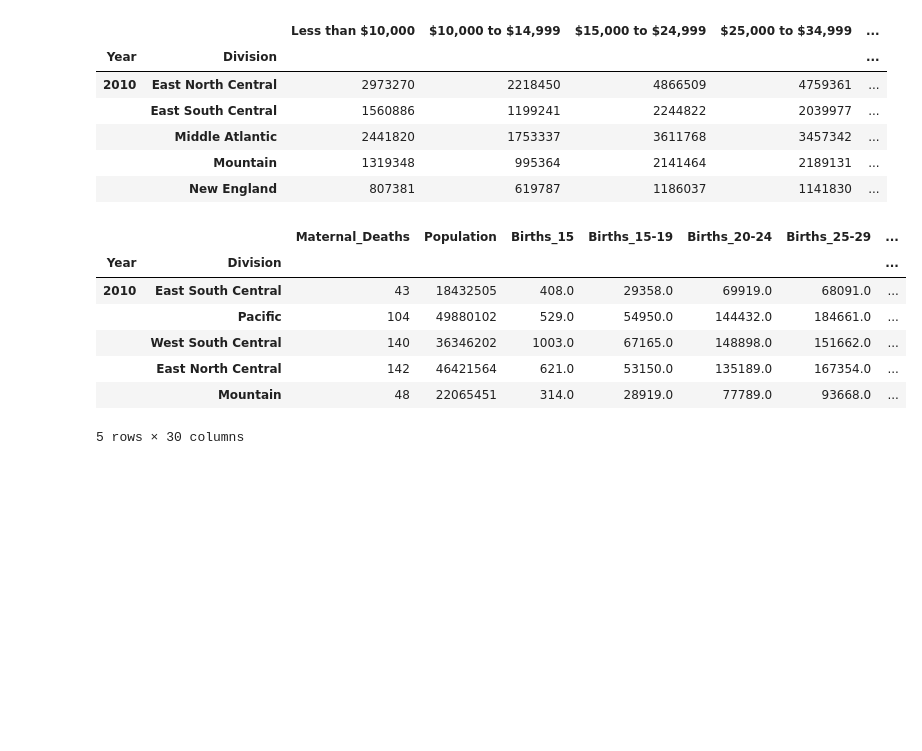
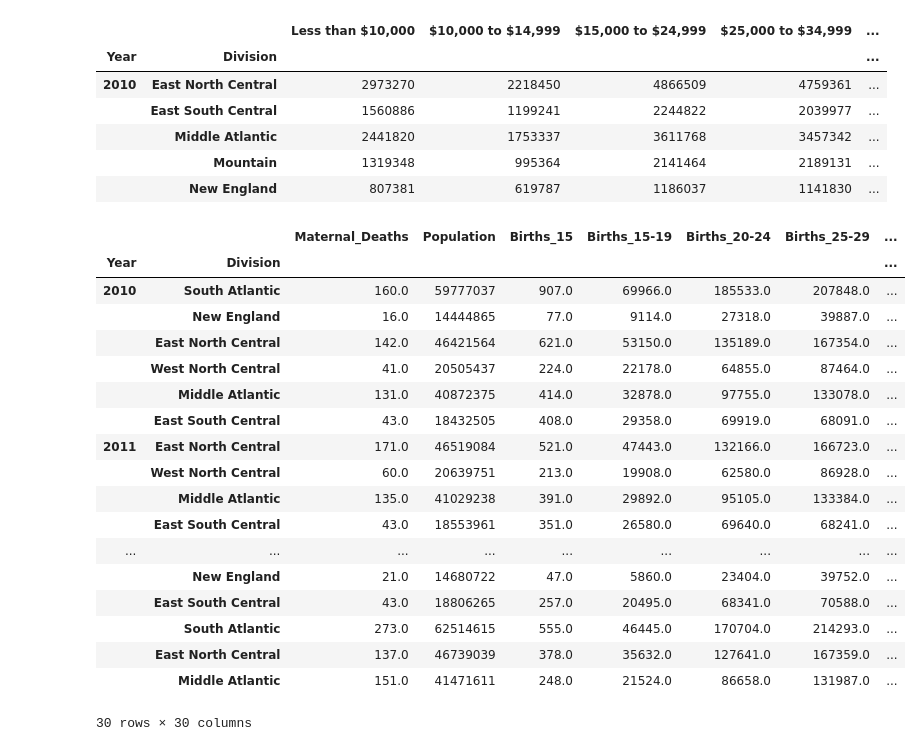
Before and after one commit to djclancy/maternal_mortality_US, a Jupyter notebook: data_manipulation/census_division_data.ipynb, the cells around one changed output. Saved outputs shown, nothing was run; the diff lists cells and outputs as text; code cells hidden in the pictures; blank space fills up the shorter version.

```diff
--- a/data_manipulation/census_division_data.ipynb
+++ b/data_manipulation/census_division_data.ipynb
@@ -62,10 +63,14 @@ plt.show()
 # %% [markdown]
 Let's organize the natility information into a dataframe.
 # %%
-path_to_files =[ "..\\data\\all_division_data\\birth_data\\births_by_div_by_year_by_education_1995_2002.txt" ,
-                 "..\\data\\all_division_data\\birth_data\\births_by_div_by_year_by_education_2003_2006.txt",
-                  "..\\data\\all_division_data\\birth_data\\births_by_div_by_year_by_education_2007_2023.txt"]
-path_to_file_csv = "..\\data\\all_division_data\\birth_data\\birth_by_div_by_year_by_education_2003_2023.csv"
+#path_to_files =[ "..\\data\\all_division_data\\birth_data\\births_by_div_by_year_by_education_1995_2002.txt" ,
+#                 "..\\data\\all_division_data\\birth_data\\births_by_div_by_year_by_education_2003_2006.txt",
+#                  "..\\data\\all_division_data\\birth_data\\births_by_div_by_year_by_education_2007_2023.txt"]
+#path_to_file_csv = "..\\data\\all_division_data\\birth_data\\birth_by_div_by_year_by_education_2003_2023.csv"
+path_to_files =[ "../data/all_division_data/birth_data/births_by_div_by_year_by_education_1995_2002.txt" ,
+                 "../data/all_division_data/birth_data/births_by_div_by_year_by_education_2003_2006.txt",
+                  "../data/all_division_data/birth_data/births_by_div_by_year_by_education_2007_2023.txt"]
+path_to_file_csv = "../data/all_division_data/birth_data/birth_by_div_by_year_by_education_2003_2023.csv"
 # %%
 txt_line_to_csv_line = lambda x : x.replace("\t", ',')
 write_file = open(path_to_file_csv, 'w')
@@ -130,8 +140,12 @@ sns.lineplot(data = birth_info_df.groupby(["Year","Mother's Education"]).Births.
 # %%
-path_to_files =[ "..\\data\\all_division_data\\birth_data\\births_by_div_by_year_by_age_1995_2002.txt" ,
-                 "..\\data\\all_division_data\\birth_data\\births_by_div_by_year_by_age_2003_2006.txt",
-                  "..\\data\\all_division_data\\birth_data\\births_by_div_by_year_by_age_2007_2023.txt"]
-path_to_file_csv = "..\\data\\all_division_data\\birth_data\\birth_by_div_by_year_by_year_2003_2023.csv"
+#path_to_files =[ "..\\data\\all_division_data\\birth_data\\births_by_div_by_year_by_age_1995_2002.txt" ,
+#                 "..\\data\\all_division_data\\birth_data\\births_by_div_by_year_by_age_2003_2006.txt",
+#                  "..\\data\\all_division_data\\birth_data\\births_by_div_by_year_by_age_2007_2023.txt"]
+#path_to_file_csv = "..\\data\\all_division_data\\birth_data\\birth_by_div_by_year_by_year_2003_2023.csv"
+path_to_files =[ "../data/all_division_data/birth_data/births_by_div_by_year_by_age_1995_2002.txt" ,
+                 "../data/all_division_data/birth_data/births_by_div_by_year_by_age_2003_2006.txt",
+                  "../data/all_division_data/birth_data/births_by_div_by_year_by_age_2007_2023.txt"]
+path_to_file_csv = "../data/all_division_data/birth_data/birth_by_div_by_year_by_year_2003_2023.csv"
 # %%
 txt_line_to_csv_line = lambda x : x.replace("\t", ',')
 write_file = open(path_to_file_csv, 'w')
@@ -210,7 +228,9 @@ array(['15', '15-19', '20-24', '25-29', '30-34', '35-39', '40-44',
 Let's look for other data. Health data.
 # %%
 all_years = [2010+j for j in range(14) if j!=10]
-base_path_name = "..\\data\\all_division_data\\health_insurance\\acs_health_insurance_by_div_by_sex_by_age_"
+#base_path_name = "..\\data\\all_division_data\\health_insurance\\acs_health_insurance_by_div_by_sex_by_age_"
+#warnings.filterwarnings("ignore")
+base_path_name = "../data/all_division_data/health_insurance/acs_health_insurance_by_div_by_sex_by_age_"
 warnings.filterwarnings("ignore")
 for year in all_years:
     path_name = base_path_name+str(year)+".csv"
@@ -302,7 +322,8 @@ mypercent_to_float = lambda str : float(str.replace('%',''))/100 if '%' in str e
 
 def get_dataset_by_year(year):
      # grabs the data until the mean and median income
-    df = pd.read_csv(f'..\\data\\all_division_data\\income\\acs_income_by_div_{year}.csv')
+    #df = pd.read_csv(f'..\\data\\all_division_data\\income\\acs_income_by_div_{year}.csv')
+    df = pd.read_csv(f'../data/all_division_data/income/acs_income_by_div_{year}.csv')
     df = df.iloc[:11]
     #find all the states
     USstates = {find_state(col) for col in df.columns[1:]}
@@ -409,14 +430,25 @@ income_data_df.head()
 # %%
 data_frames = [mat_death_df, birth_info_pivoted, total_fem_HI_df, income_data_df]
 mega_df = reduce(lambda  left,right: pd.merge(left,right,on = ["Year","Division"],
                                             how='inner'), data_frames)
-mega_df.head()
+mega_df.head(30)
 # %% [output]
 |  |  | Maternal_Deaths | Population | Births_15 | Births_15-19 | Births_20-24 | Births_25-29 | ... |
 | Year | Division |  |  |  |  |  |  | ... |
-| 2010 | East South Central | 43 | 18432505 | 408.0 | 29358.0 | 69919.0 | 68091.0 | ... |
-|  | Pacific | 104 | 49880102 | 529.0 | 54950.0 | 144432.0 | 184661.0 | ... |
-|  | West South Central | 140 | 36346202 | 1003.0 | 67165.0 | 148898.0 | 151662.0 | ... |
-|  | East North Central | 142 | 46421564 | 621.0 | 53150.0 | 135189.0 | 167354.0 | ... |
-|  | Mountain | 48 | 22065451 | 314.0 | 28919.0 | 77789.0 | 93668.0 | ... |
+| 2010 | South Atlantic | 160.0 | 59777037 | 907.0 | 69966.0 | 185533.0 | 207848.0 | ... |
+|  | New England | 16.0 | 14444865 | 77.0 | 9114.0 | 27318.0 | 39887.0 | ... |
+|  | East North Central | 142.0 | 46421564 | 621.0 | 53150.0 | 135189.0 | 167354.0 | ... |
+|  | West North Central | 41.0 | 20505437 | 224.0 | 22178.0 | 64855.0 | 87464.0 | ... |
+|  | Middle Atlantic | 131.0 | 40872375 | 414.0 | 32878.0 | 97755.0 | 133078.0 | ... |
+|  | East South Central | 43.0 | 18432505 | 408.0 | 29358.0 | 69919.0 | 68091.0 | ... |
+| 2011 | East North Central | 171.0 | 46519084 | 521.0 | 47443.0 | 132166.0 | 166723.0 | ... |
+|  | West North Central | 60.0 | 20639751 | 213.0 | 19908.0 | 62580.0 | 86928.0 | ... |
+|  | Middle Atlantic | 135.0 | 41029238 | 391.0 | 29892.0 | 95105.0 | 133384.0 | ... |
+|  | East South Central | 43.0 | 18553961 | 351.0 | 26580.0 | 69640.0 | 68241.0 | ... |
+| ... | ... | ... | ... | ... | ... | ... | ... | ... |
+|  | New England | 21.0 | 14680722 | 47.0 | 5860.0 | 23404.0 | 39752.0 | ... |
+|  | East South Central | 43.0 | 18806265 | 257.0 | 20495.0 | 68341.0 | 70588.0 | ... |
+|  | South Atlantic | 273.0 | 62514615 | 555.0 | 46445.0 | 170704.0 | 214293.0 | ... |
+|  | East North Central | 137.0 | 46739039 | 378.0 | 35632.0 | 127641.0 | 167359.0 | ... |
+|  | Middle Atlantic | 151.0 | 41471611 | 248.0 | 21524.0 | 86658.0 | 131987.0 | ... |
-5 rows × 30 columns
+30 rows × 30 columns
```
Also changed, not shown: parts of 16 cells of this notebook.
